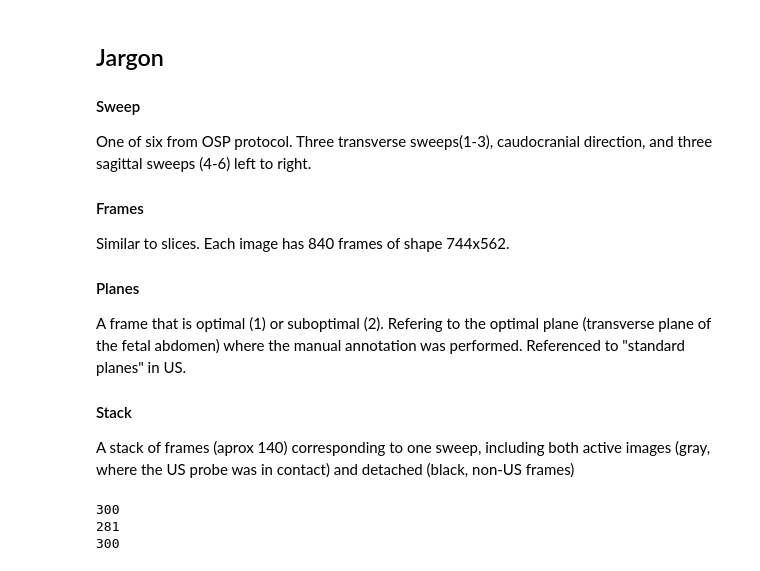
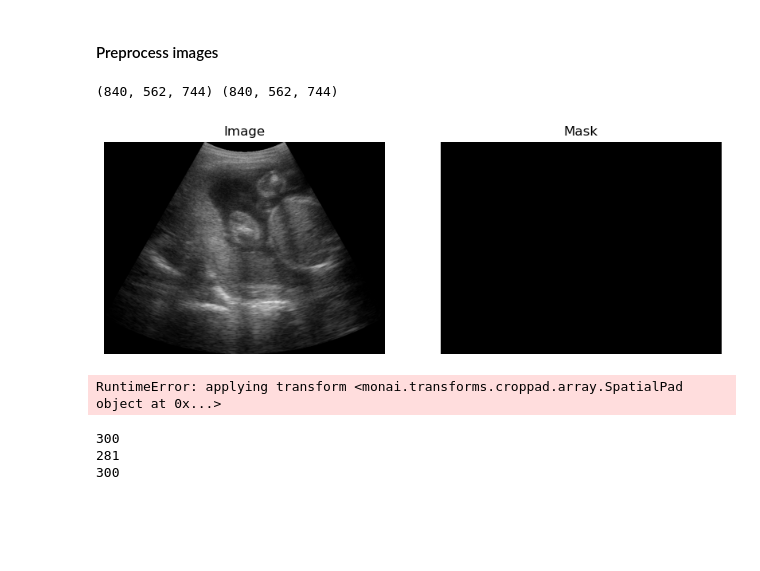
Before and after one commit to VICTORIA-project/ACUSLIC_chal, a Jupyter notebook: notebooks/visualization.ipynb, the cells around one changed output. Drawn from its saved outputs; the diff is of its cells as text; code cells hidden in the pictures; blank space fills up the shorter version.

```diff
--- a/notebooks/visualization.ipynb
+++ b/notebooks/visualization.ipynb
@@ -1,13 +1,3 @@
-# %% [markdown]
-## Jargon
-#### Sweep
-One of six from OSP protocol. Three transverse sweeps(1-3), caudocranial direction, and three sagittal sweeps (4-6) left to right.
-#### Frames
-Similar to slices. Each image has 840 frames of shape 744x562.
-#### Planes
-A frame that is optimal (1) or suboptimal (2). Refering to the optimal plane (transverse plane of the fetal abdomen) where the manual annotation was performed. Referenced to "standard planes" in US.
-#### Stack
-A stack of frames (aprox 140) corresponding to one sweep, including both active images (gray, where the US probe was in contact) and detached (black, non-US frames)
 # %%
 from pathlib import Path
 import pandas as pd
@@ -17,6 +14,39 @@ import matplotlib.pyplot as plt
 this_path = Path().resolve()
 data_path = this_path.parent.parent / 'acouslic-ai-train-set'
 assert data_path.exists()
+# %% [markdown]
+#### Preprocess images
+# %%
+def plot_img_w_mask(img, mask, slice):
+    fig, ax = plt.subplots(1, 2, figsize=(10, 5))
+    ax[0].imshow(img[slice], cmap='gray')
+    ax[0].set_title('Image')
+    ax[0].axis('off')
+    ax[1].imshow(mask[slice], cmap='gray')
+    ax[1].set_title('Mask')
+    ax[1].axis('off')
+    plt.show()
+# %%
+preprocess_image = Compose([
+            SpatialPad(spatial_size=[-1, 744, 744],
+                       method='symmetric',
+                       mode='constant', constant_values=0),
+            Resize(spatial_size=[-1, 256, 256], mode='bilinear')
+        ])
+image_path = data_path / 'images' / 'stacked_fetal_ultrasound' / '0d0a3298-a9c6-43c3-a9e3-df3a9c0afa06.mha'
+mask_path = data_path / 'masks' / 'stacked_fetal_abdomen' / '0d0a3298-a9c6-43c3-a9e3-df3a9c0afa06.mha'
+image = sitk.GetArrayFromImage(sitk.ReadImage(image_path))
+mask = sitk.GetArrayFromImage(sitk.ReadImage(mask_path))
+print(image.shape, mask.shape)
+plot_img_w_mask(image, mask, 312)
+# %% [output]
+(840, 562, 744) (840, 562, 744)
+[figure, added]
+# %%
+image_pp = preprocess_image(np.asarray(image))
+mask_pp = preprocess_image(np.asarray(mask))
+# %% [output]
+RuntimeError: applying transform <monai.transforms.croppad.array.SpatialPad object at 0x...>
 # %%
 # read metadata csv
 df = pd.read_csv(data_path / 'circumferences/fetal_abdominal_circumferences_per_sweep.csv').fillna(0)
```
Also changed, not shown: parts of 5 cells of this notebook, 5 other files.
